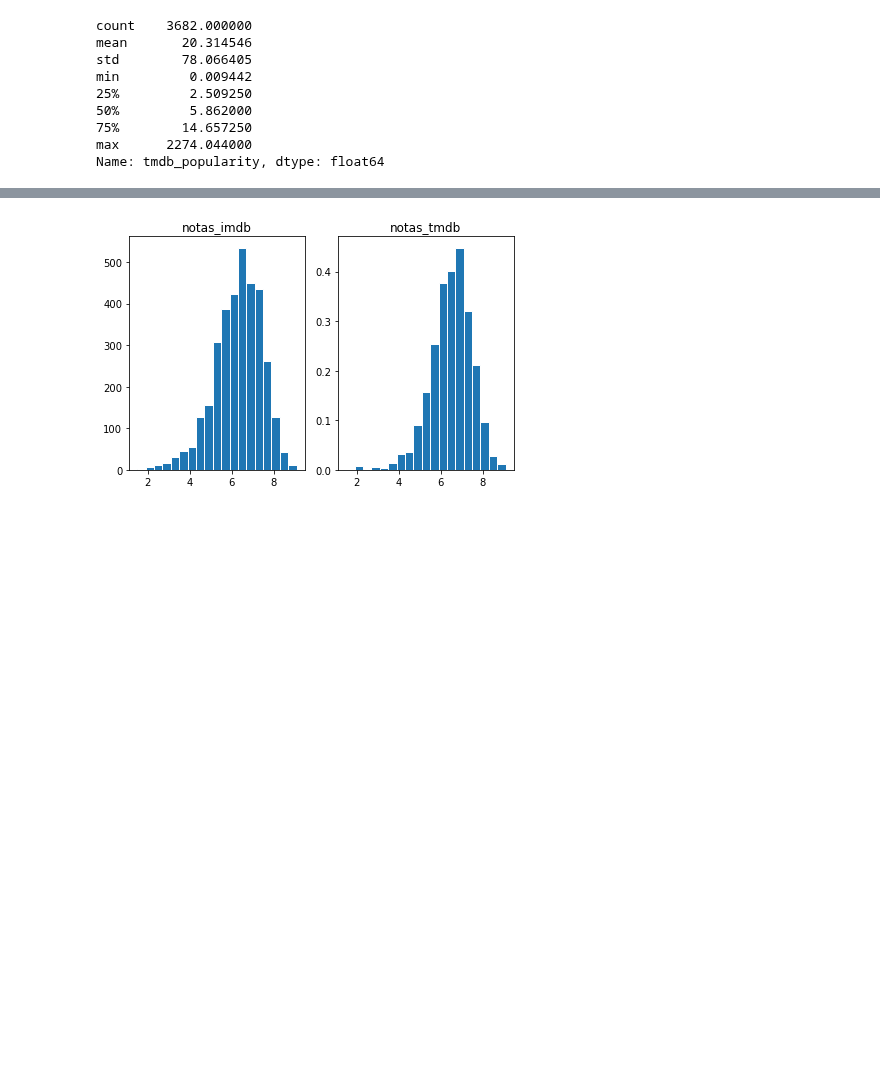
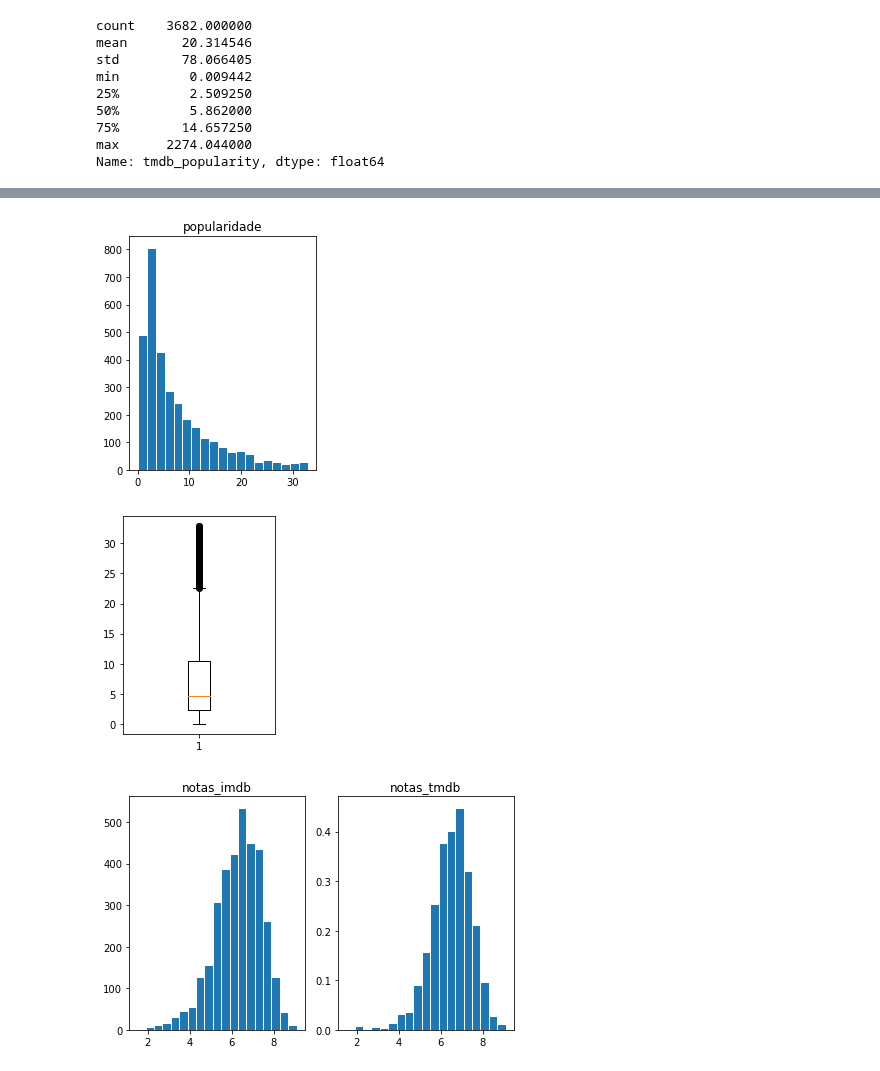
Before and after one commit to insper-classroom/22-2c-cd-p2-grupo_mace_girls, a Jupyter notebook: dados/relatorio.ipynb, the cells around one changed output, grey strips where cells are left out. Drawn from its saved outputs; the diff is of its cells as text; code cells hidden in the pictures; blank space fills up the shorter version.

Commit message:
funcao valores extremos no boxplot e histograma

```diff
--- a/dados/relatorio.ipynb
+++ b/dados/relatorio.ipynb
@@ -61,6 +50,36 @@ Name: genres, Length: 222, dtype: int64
 #Para as variáveis quantitativas com valores que fogem muito da média pode ser feito a elimição dos valores
 #extremos a partir dos cálculos de limite superior e inferior
 #que são LS: Q3 + 1,5 IQ e LI: Q1 - 1,5 IQ, sendo IQ= Q3 - Q1
+# %%
+filmes= dados.loc[(dados.type == 'MOVIE'), :]
+
+def valores_extremos(dados, vari):
+    dados= dados[vari]
+    Qter= dados.quantile(0.75)
+    Qpri= dados.quantile(0.25)
+    iq= Qter - Qpri
+    LS = Qter + 1.5*iq
+    LI= Qpri - 1.5*iq
+    return(dados.loc[(dados>LI)&(dados<LS)])
+
+pop = valores_extremos(filmes, 'tmdb_popularity')
+
+faixa_pop= np.linspace(pop.min(), pop.max(), 20)
+
+
+plt.subplot(121) # Janela gráfica com 2 linhas, 2 colunas e histograma a seguir é colocado na posição 3
+plt.hist(pop, faixa_pop, edgecolor='white')
+plt.title("popularidade")
+
+plt.tight_layout()
+plt.show()
+
+plt.subplot(122)
+plt.boxplot(pop)
+plt.show()
+# %% [output]
+[figure, added]
+[figure, added]
 # %%
 nota_imdb= filmes.imdb_score
 nota_tmdb= filmes.tmdb_score
```
Also changed, not shown: parts of 1 cell of this notebook, 1 other file.
